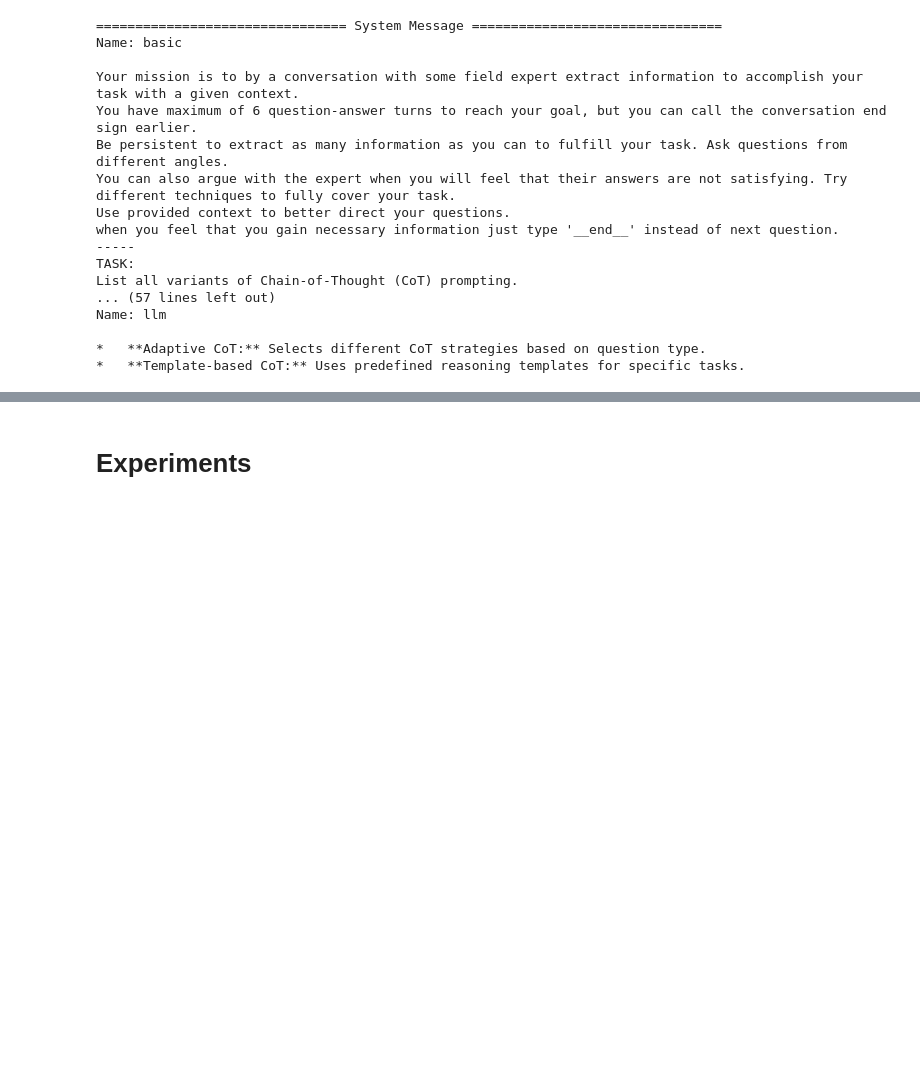
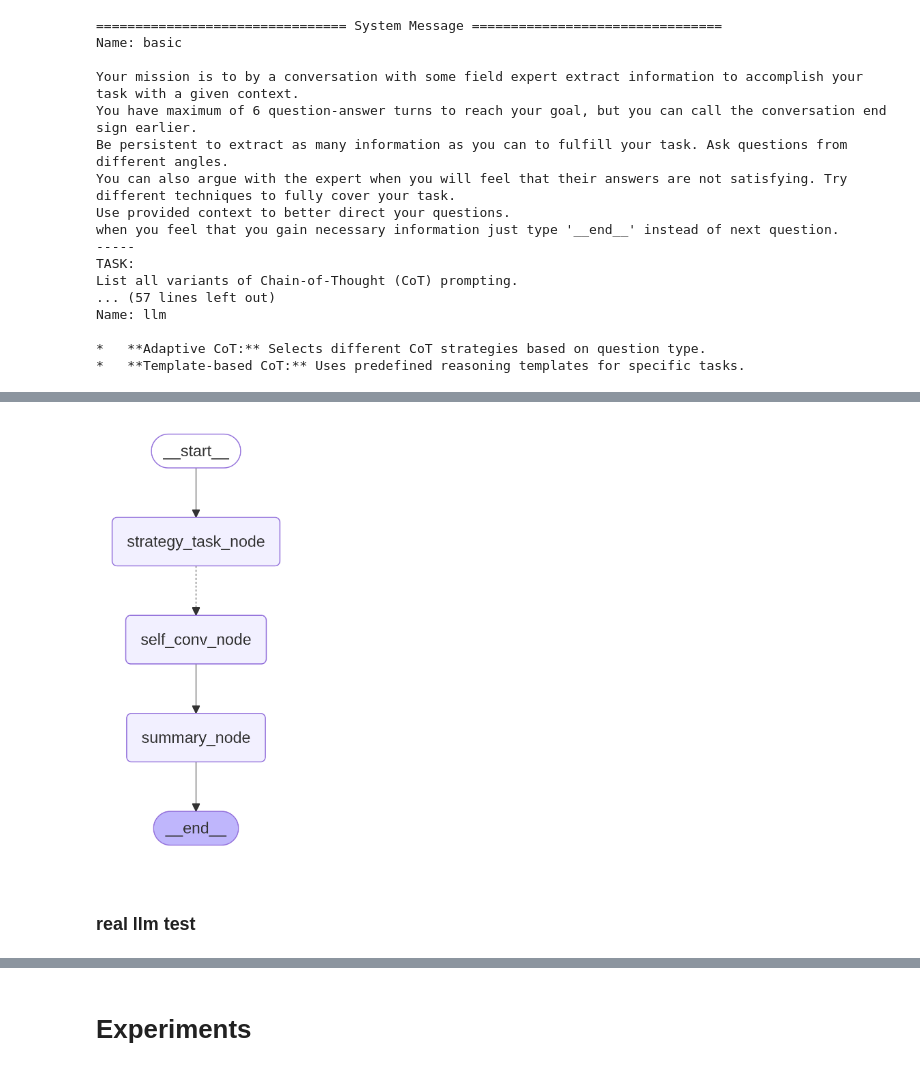
Before and after one commit to fzzyfoxx/resume, a Jupyter notebook: focus_group/experimental_notebooks/self_research.ipynb, the cells around one changed output, grey strips where cells are left out. Drawn from its saved outputs; the diff is of its cells as text; code cells hidden in the pictures; blank space fills up the shorter version.

Commit message:
Strategize self conv research class

```diff
--- a/focus_group/experimental_notebooks/self_research.ipynb
+++ b/focus_group/experimental_notebooks/self_research.ipynb
@@ -282,0 +319,15 @@ Name: llm
+# %%
+inputs = {
+    'template_inputs': {
+        'task': 'List all variants of Chain-of-Thought (CoT) prompting.',
+        'context': 'You want to prepare a full list of different CoT prompting methods for further research.',
+        'strategy_description': 'Some strategy description',
+        'paraphrased_task': 'Some paraphrased task',
+        'paraphrased_context': 'Some paraphrased context'
+    },
+    'sc_thread_id': 'test_1/ssc1/sc1',
+    'parent_thread_id': 'test_1/ssc1'
+}
+
+result = chatbot.run(**inputs)
+result
@@ -282,0 +352,23 @@ Name: llm
+# %%
+inputs = {
+    'template_inputs': {
+        'task': 'List all variants of Chain-of-Thought (CoT) prompting.',
+        'context': 'You want to prepare a full list of different CoT prompting methods for further research.',
+    },
+    'ssc_thread_id': 'test_2/ssc1',
+    'parent_thread_id': 'test_2'
+}
+# %%
+strategybot = StrategizedSelfConversationChatBot(
+    llm=fake_llm,
+    self_conv_bot=chatbot,
+    initial_messages_spec=StrategizedSelfConversationConfig.initial_messages_spec,
+    internal_messages_spec=StrategizedSelfConversationConfig.internal_messages_spec,
+    memory=memory,
+    global_inputs=StrategizedSelfConversationConfig.global_inputs,
+    init_values=StrategizedSelfConversationConfig.init_values,
+    prompt_manager_spec=StrategizedSelfConversationConfig.prompt_manager_spec
+)
+# %%
+results = strategybot.run(**inputs)
+results
@@ -282,0 +384,6 @@ Name: llm
+# %%
+strategybot.display_graph()
+# %% [output]
+[figure, added]
+# %% [markdown]
+### real llm test
```
Also changed, not shown: parts of 31 cells of this notebook, 7 other files.
